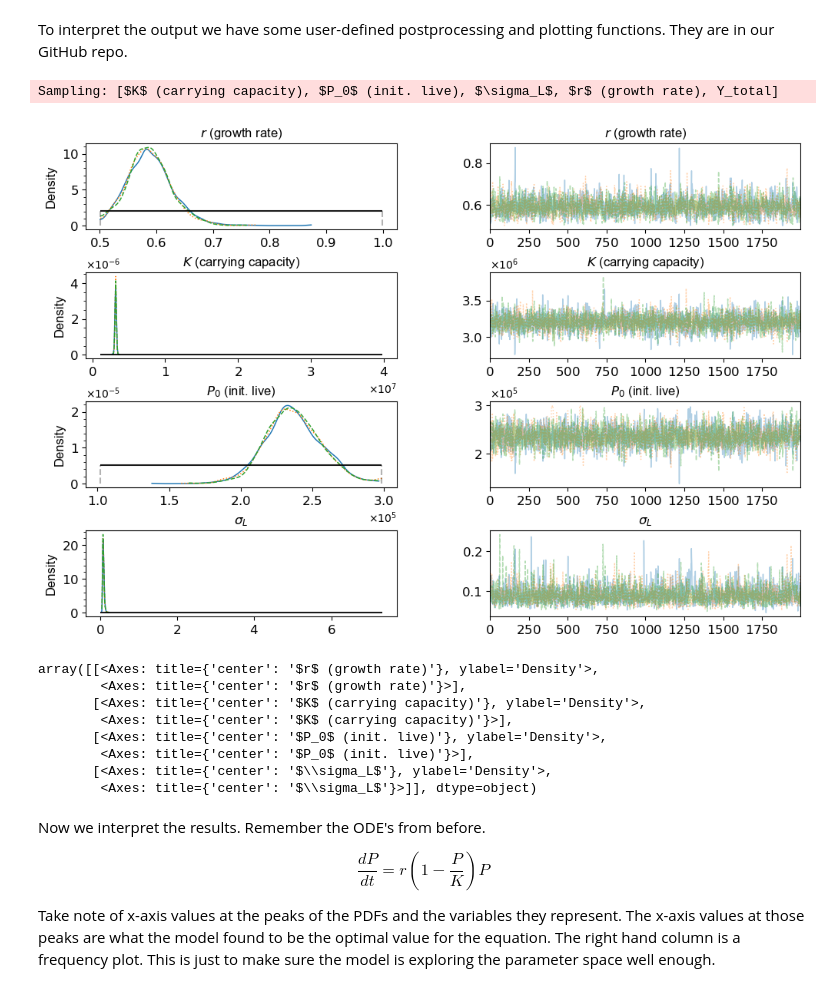
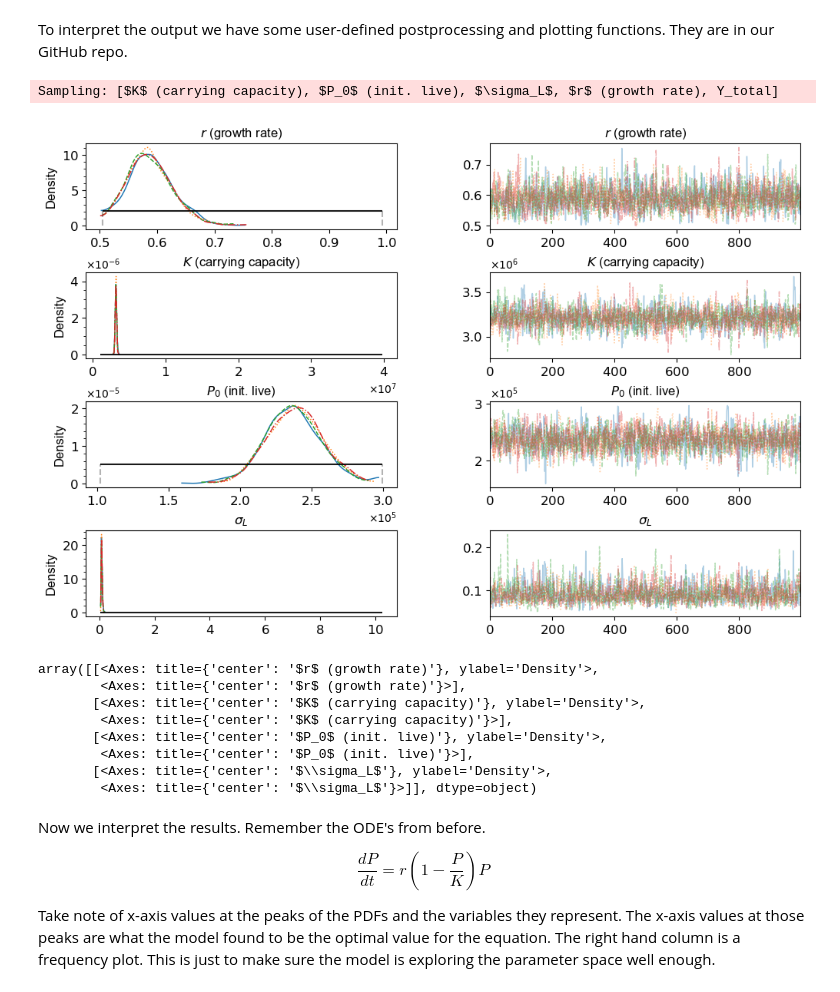
Before and after one commit to B2-Bayesian-for-Biology/MCMCwithODEs_primer, a Jupyter notebook: docs/education/python/case_study_2.ipynb, the cells around one changed output. Cells and saved outputs as stored; diff of their text form; code cells hidden in the pictures.

```diff
--- a/docs/education/python/case_study_2.ipynb
+++ b/docs/education/python/case_study_2.ipynb
@@ -17,8 +19,9 @@ First things first. Data! Pandas is the defacto python package for reading in da
 import pandas as pd
 
 # import alive
-dataset = pd.read_csv("../../case_study_2/python/data/total_cells.csv")
+dataset = pd.read_csv("../../../case_study_2/python/data/total_cells.csv")
 cells = dataset.tail(15)
 cells_time = cells['Time (days)'].values
 cells_density = 1e6*cells[' Density (1e6/ml)'].values
+log_cells_density = np.log(cells_density + 1e-9)
 # %% [markdown]
@@ -93,10 +83,10 @@ with pm.Model() as model:
     P0 = pm.Uniform(r"$P_0$ (init. live)", lower=1e5, upper=3e5)
     sigma_live = pm.HalfNormal(r"$\sigma_L$", 3)
 
-    y_hat = cell_model(y0=[P0], theta=[r,K])
+    sol = cell_model(y0=[P0], theta=[r,K])
 
     pm.Normal("Y_total",
-              mu=pm.math.log(pm.math.clip(y_hat[:, 0], 1e-8, np.inf)),
+              mu=pm.math.log(sol[:, 0] + 1e-9),
               sigma=sigma_live,
-              observed =  np.log(cells_density))
+              observed=log_cells_density)
 # %% [markdown]
@@ -112,11 +100,10 @@ To save time, we are just going to read in the pre-computed **trace** and print
 # %%
 ## Cell 5 ##
 
-'''
 with model:
-    trace = pm.sample(draws=2000, tune=500, chains=3, return_inferencedata=True, target_accept=0.95, cores = 3)
-'''
-import arviz as az
-import matplotlib.pyplot as plt
-
-trace = az.from_netcdf("chains/case_study_2_p1_trace.nc")
+    trace = pm.sample(draws=1000,
+                      tune=1000,
+                      chains=4,
+                      cores=4,
+                      return_inferencedata=True,
+                      target_accept=0.95)
@@ -123,17 +117,15 @@ trace = az.from_netcdf("chains/case_study_2_p1_trace.nc")
 # %% [markdown]
 To interpret the output we have some user-defined postprocessing and plotting functions. They are in our GitHub repo.
 # %%
-plot_trace(
-trace=trace,
-model=model,
-fontname='Arial',
-fontsize=12,
-num_prior_samples=200,
-save_path='figures/vardi_logistic_growth_chains.png'
-)
+plot_trace(trace=trace,
+           model=model,
+           fontname='Arial',
+           fontsize=12,
+           num_prior_samples=200,
+           save_path='figures/vardi_logistic_growth_chains.png')
 # %% [output]
 Sampling: [$K$ (carrying capacity), $P_0$ (init. live), $\sigma_L$, $r$ (growth rate), Y_total]
-[figure, old version]
+[figure, new version]
 array([[<Axes: title={'center': '$r$ (growth rate)'}, ylabel='Density'>,
         <Axes: title={'center': '$r$ (growth rate)'}>],
        [<Axes: title={'center': '$K$ (carrying capacity)'}, ylabel='Density'>,
```
Also changed, not shown: parts of 19 cells of this notebook, 32 other files.
